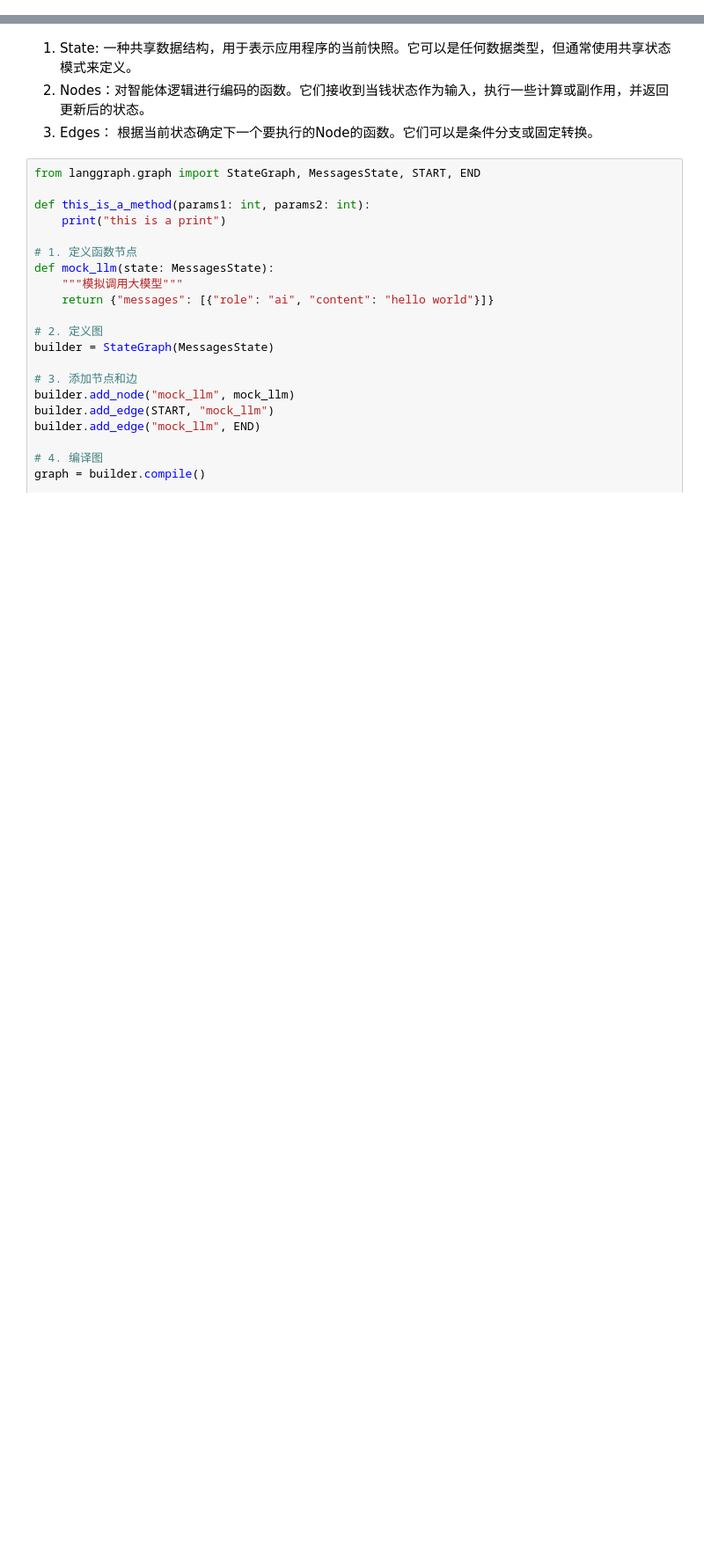
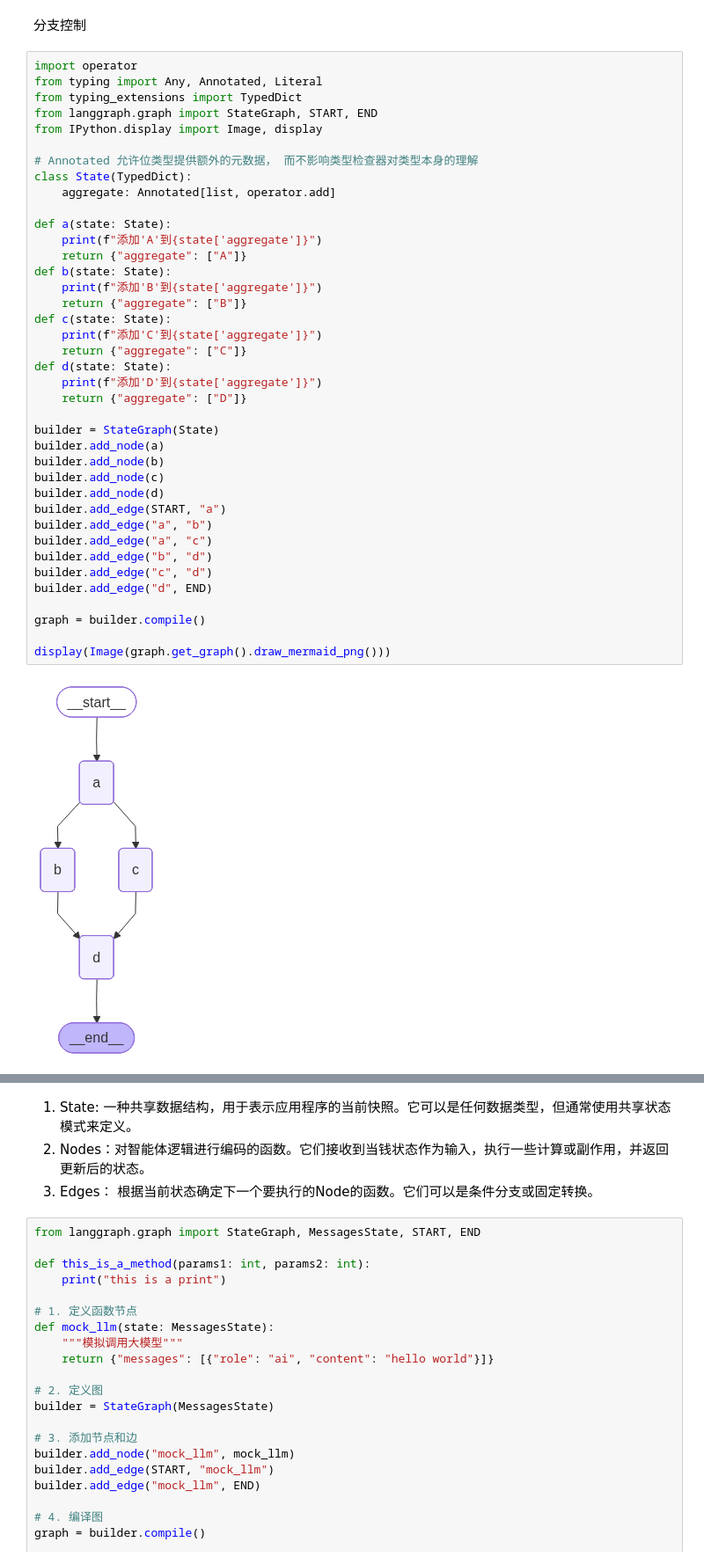
Before and after one commit to Jiangfengtime/AI-Learning-Hub, a Jupyter notebook: com.hjf.demo.langGraph/Test01-Demo.ipynb, the cells around one changed output, grey strips where cells are left out. Shown at 88% size. Drawn from its saved outputs; the diff is of its cells as text; blank space fills up the shorter version.

```diff
--- a/com.hjf.demo.langGraph/Test01-Demo.ipynb
+++ b/com.hjf.demo.langGraph/Test01-Demo.ipynb
@@ -0,0 +132,43 @@
+# %% [markdown]
+分支控制
+# %%
+import operator
+from typing import Any, Annotated, Literal
+from typing_extensions import TypedDict
+from langgraph.graph import StateGraph, START, END
+from IPython.display import Image, display
+
+# Annotated 允许位类型提供额外的元数据， 而不影响类型检查器对类型本身的理解
+class State(TypedDict):
+    aggregate: Annotated[list, operator.add]
+
+def a(state: State):
+    print(f"添加'A'到{state['aggregate']}")
+    return {"aggregate": ["A"]}
+def b(state: State):
+    print(f"添加'B'到{state['aggregate']}")
+    return {"aggregate": ["B"]}
+def c(state: State):
+    print(f"添加'C'到{state['aggregate']}")
+    return {"aggregate": ["C"]}
+def d(state: State):
+    print(f"添加'D'到{state['aggregate']}")
+    return {"aggregate": ["D"]}
+
+builder = StateGraph(State)
+builder.add_node(a)
+builder.add_node(b)
+builder.add_node(c)
+builder.add_node(d)
+builder.add_edge(START, "a")
+builder.add_edge("a", "b")
+builder.add_edge("a", "c")
+builder.add_edge("b", "d")
+builder.add_edge("c", "d")
+builder.add_edge("d", END)
+
+graph = builder.compile()
+
+display(Image(graph.get_graph().draw_mermaid_png()))
+# %% [output]
+[figure, added]
```
Also changed, not shown: parts of 25 cells of this notebook.
